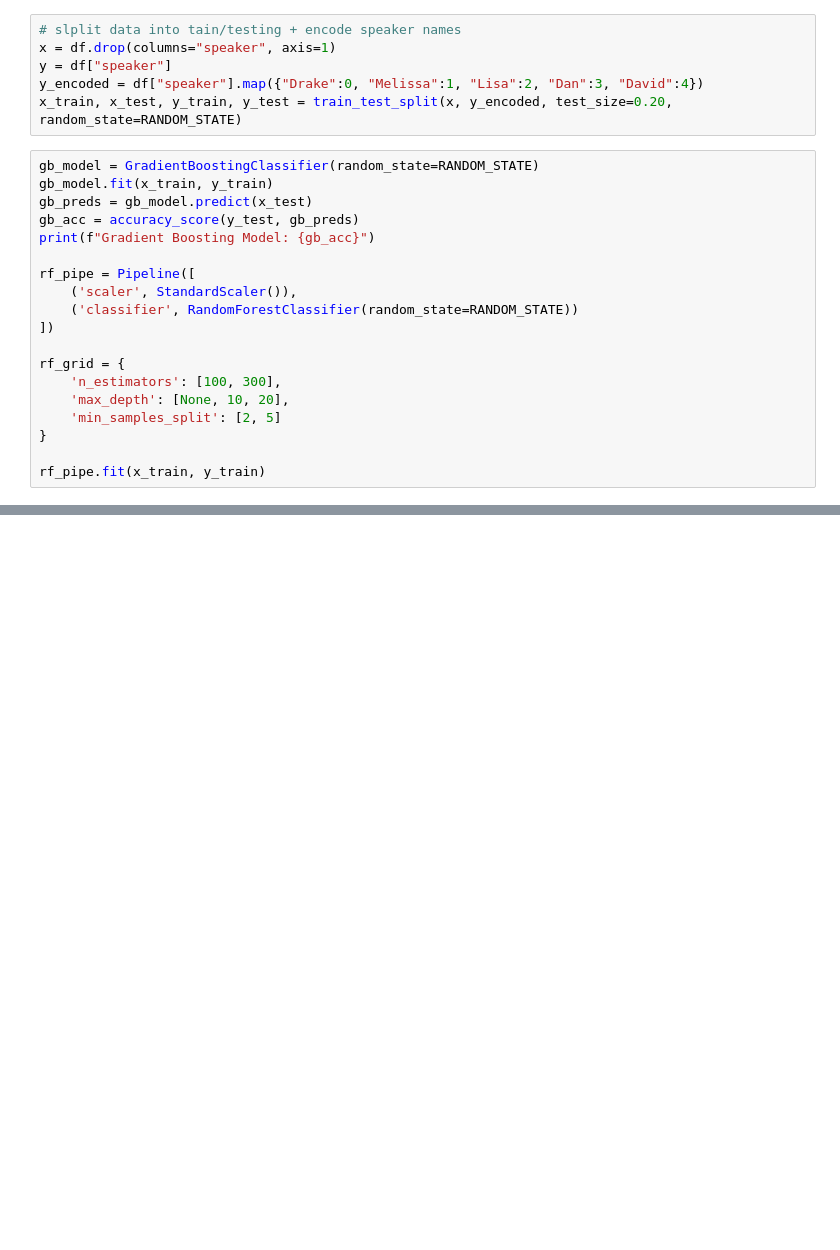
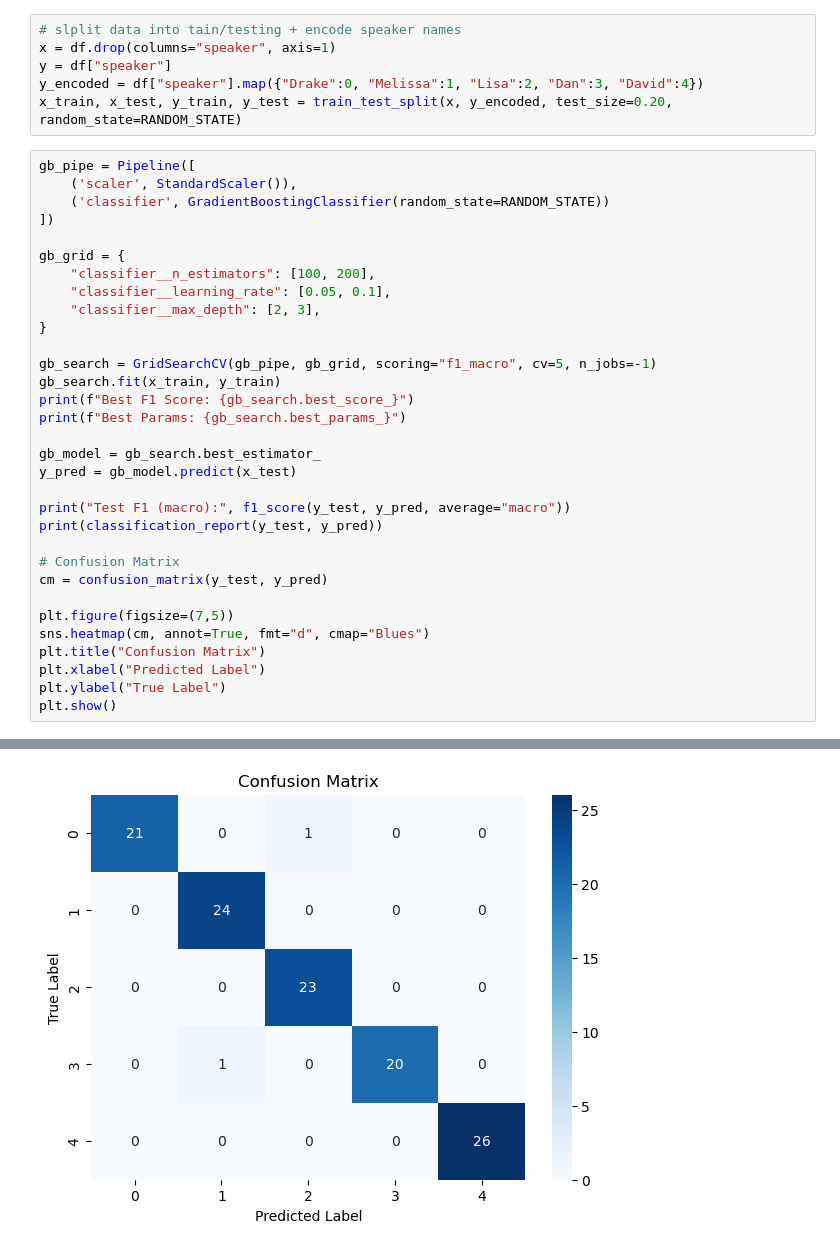
Before and after one commit to DrakeBrewer/speechRecognitionML, a Jupyter notebook: notebooks/speech_rec.ipynb, the cells around one changed output, grey strips where cells are left out. Cells and saved outputs as stored; diff of their text form; blank space fills up the shorter version.

```diff
--- a/notebooks/speech_rec.ipynb
+++ b/notebooks/speech_rec.ipynb
@@ -38,22 +38,35 @@ y = df["speaker"]
 y_encoded = df["speaker"].map({"Drake":0, "Melissa":1, "Lisa":2, "Dan":3, "David":4})
 x_train, x_test, y_train, y_test = train_test_split(x, y_encoded, test_size=0.20, random_state=RANDOM_STATE)
 # %%
-gb_model = GradientBoostingClassifier(random_state=RANDOM_STATE)
-gb_model.fit(x_train, y_train)
-gb_preds = gb_model.predict(x_test)
-gb_acc = accuracy_score(y_test, gb_preds)
-print(f"Gradient Boosting Model: {gb_acc}")
-
-rf_pipe = Pipeline([
+gb_pipe = Pipeline([
     ('scaler', StandardScaler()),
-    ('classifier', RandomForestClassifier(random_state=RANDOM_STATE))
+    ('classifier', GradientBoostingClassifier(random_state=RANDOM_STATE))
 ])
 
-rf_grid = {
-    'n_estimators': [100, 300],
-    'max_depth': [None, 10, 20],
-    'min_samples_split': [2, 5]
+gb_grid = {
+    "classifier__n_estimators": [100, 200],
+    "classifier__learning_rate": [0.05, 0.1],
+    "classifier__max_depth": [2, 3],
 }
 
-rf_pipe.fit(x_train, y_train)
+gb_search = GridSearchCV(gb_pipe, gb_grid, scoring="f1_macro", cv=5, n_jobs=-1)
+gb_search.fit(x_train, y_train)
+print(f"Best F1 Score: {gb_search.best_score_}")
+print(f"Best Params: {gb_search.best_params_}")
+
+gb_model = gb_search.best_estimator_
+y_pred = gb_model.predict(x_test)
+
+print("Test F1 (macro):", f1_score(y_test, y_pred, average="macro"))
+print(classification_report(y_test, y_pred))
+
+# Confusion Matrix
+cm = confusion_matrix(y_test, y_pred)
+
+plt.figure(figsize=(7,5))
+sns.heatmap(cm, annot=True, fmt="d", cmap="Blues")
+plt.title("Confusion Matrix")
+plt.xlabel("Predicted Label")
+plt.ylabel("True Label")
+plt.show()
 # %% [output]
@@ -63 +105,2 @@ Pipeline(steps=[('scaler', StandardScaler()),
+[figure, added]
 # %%
```
Also changed, not shown: parts of 4 cells of this notebook, 6 other files.
